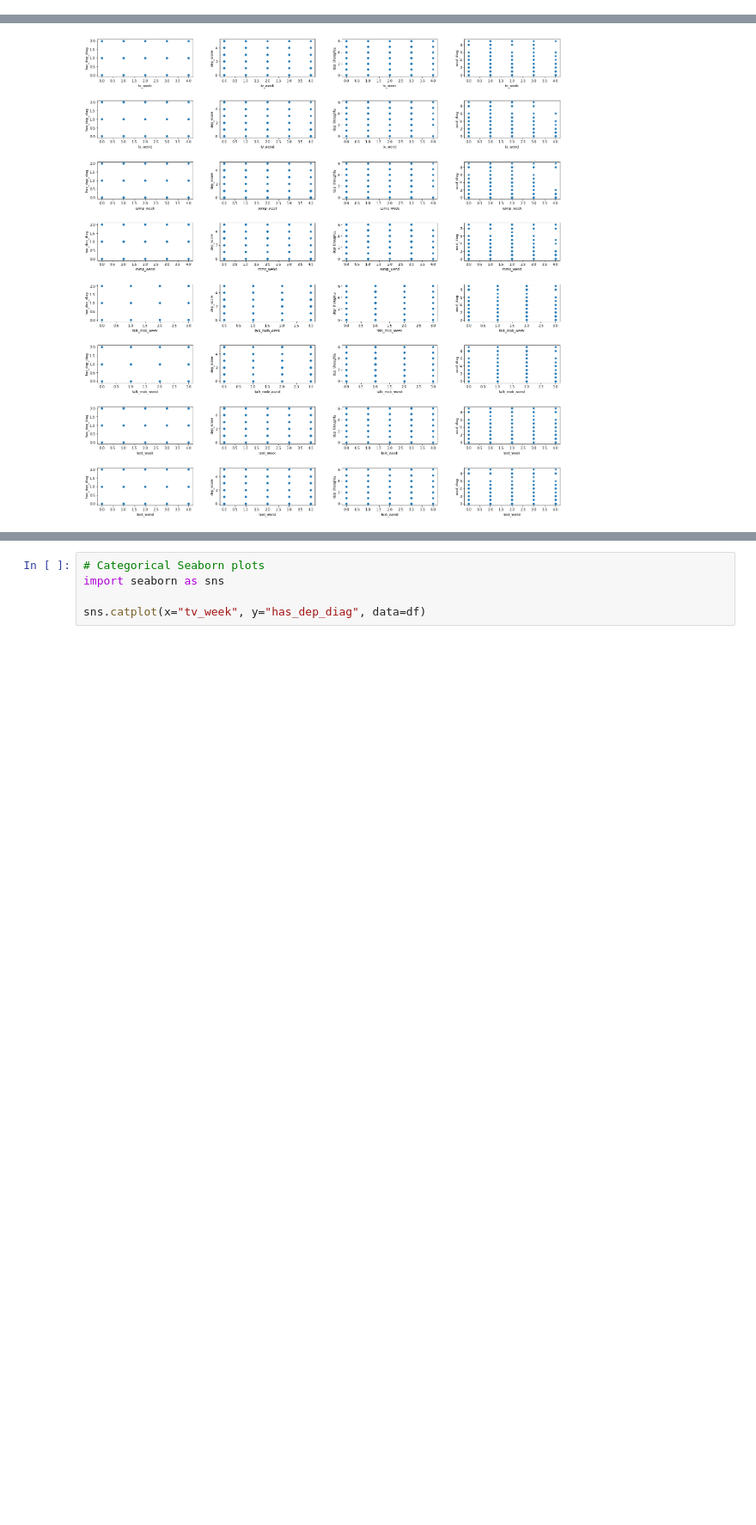
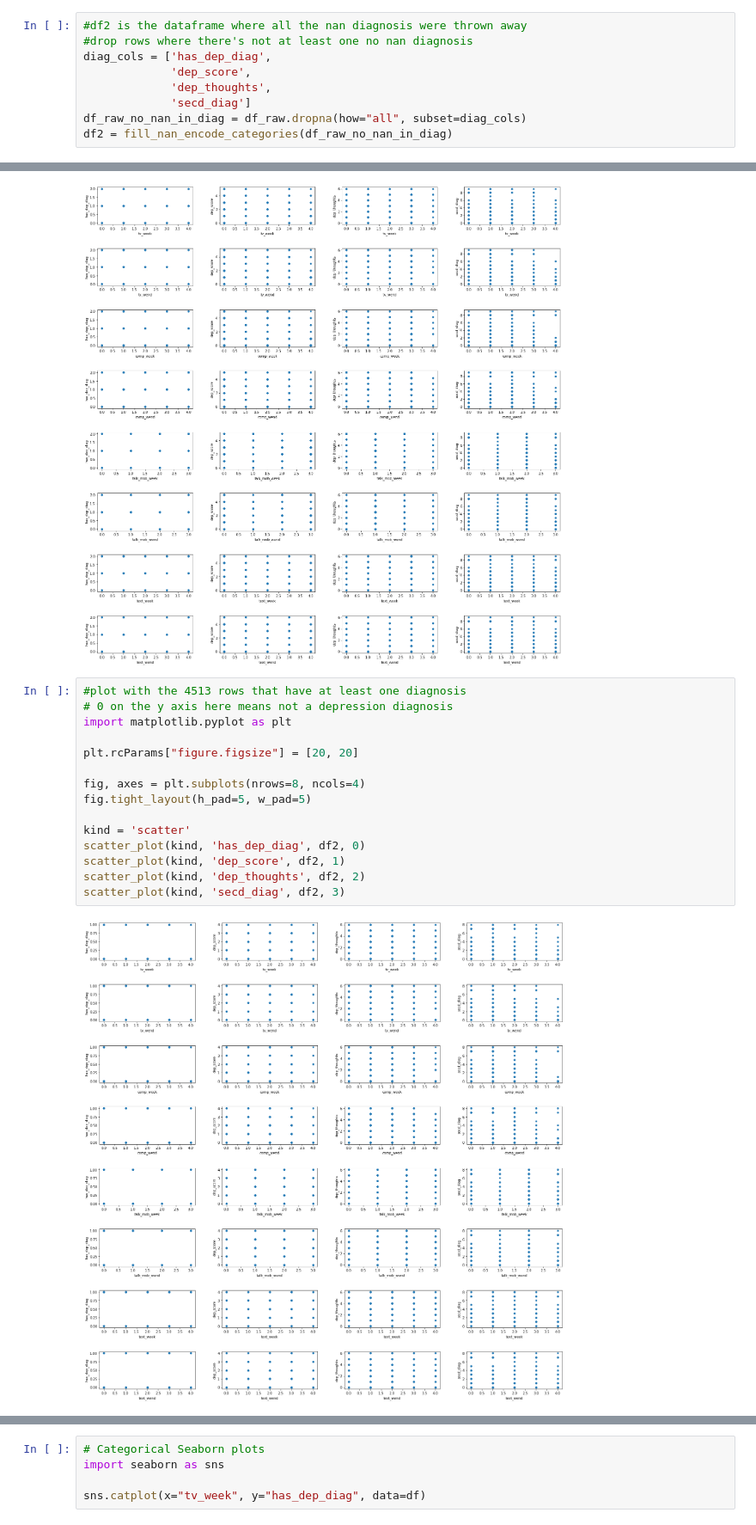
Before and after one commit to phillipSloan/applied-data-science, a Jupyter notebook: personal-notebooks/data-exploration-isabella.ipynb, the cells around one changed output, grey strips where cells are left out. Shown at 86% size. Saved outputs shown, nothing was run; the diff lists cells and outputs as text; blank space fills up the shorter version.

Commit message:
removed rows that don't have at least one diagnosis value that's not nan

```diff
--- a/personal-notebooks/data-exploration-isabella.ipynb
+++ b/personal-notebooks/data-exploration-isabella.ipynb
@@ -354,6 +354,15 @@ Index(['has_dep_diag', 'dep_score', 'dep_thoughts', 'secd_diag',
        'talk_mob_week', 'talk_mob_wend', 'text_week', 'text_wend', 'tv_week',
        'tv_wend', 'comp_week', 'comp_wend'],
       dtype='object')
+# %%
+#df2 is the dataframe where all the nan diagnosis were thrown away
+#drop rows where there's not at least one no nan diagnosis
+diag_cols = ['has_dep_diag',
+             'dep_score',
+             'dep_thoughts',
+             'secd_diag']
+df_raw_no_nan_in_diag = df_raw.dropna(how="all", subset=diag_cols)
+df2 = fill_nan_encode_categories(df_raw_no_nan_in_diag)
 # %%
 def scatter_plot(plot_kind, y_values, data, fig_col):
     data.plot(kind=plot_kind, x='tv_week', y=y_values, ax=axes[0, fig_col])
@@ -380,4 +389,21 @@ scatter_plot(kind, 'dep_thoughts', df, 2)
 scatter_plot(kind, 'secd_diag', df, 3)
 # %% [output]
 [figure]
+# %%
+#plot with the 4513 rows that have at least one diagnosis
+# 0 on the y axis here means not a depression diagnosis
+import matplotlib.pyplot as plt
+
+plt.rcParams["figure.figsize"] = [20, 20]
+
+fig, axes = plt.subplots(nrows=8, ncols=4)
+fig.tight_layout(h_pad=5, w_pad=5)
+
+kind = 'scatter'
+scatter_plot(kind, 'has_dep_diag', df2, 0)
+scatter_plot(kind, 'dep_score', df2, 1)
+scatter_plot(kind, 'dep_thoughts', df2, 2)
+scatter_plot(kind, 'secd_diag', df2, 3)
+# %% [output]
+[figure, added]
 # %%
```
Also changed, not shown: parts of 15 cells of this notebook.
